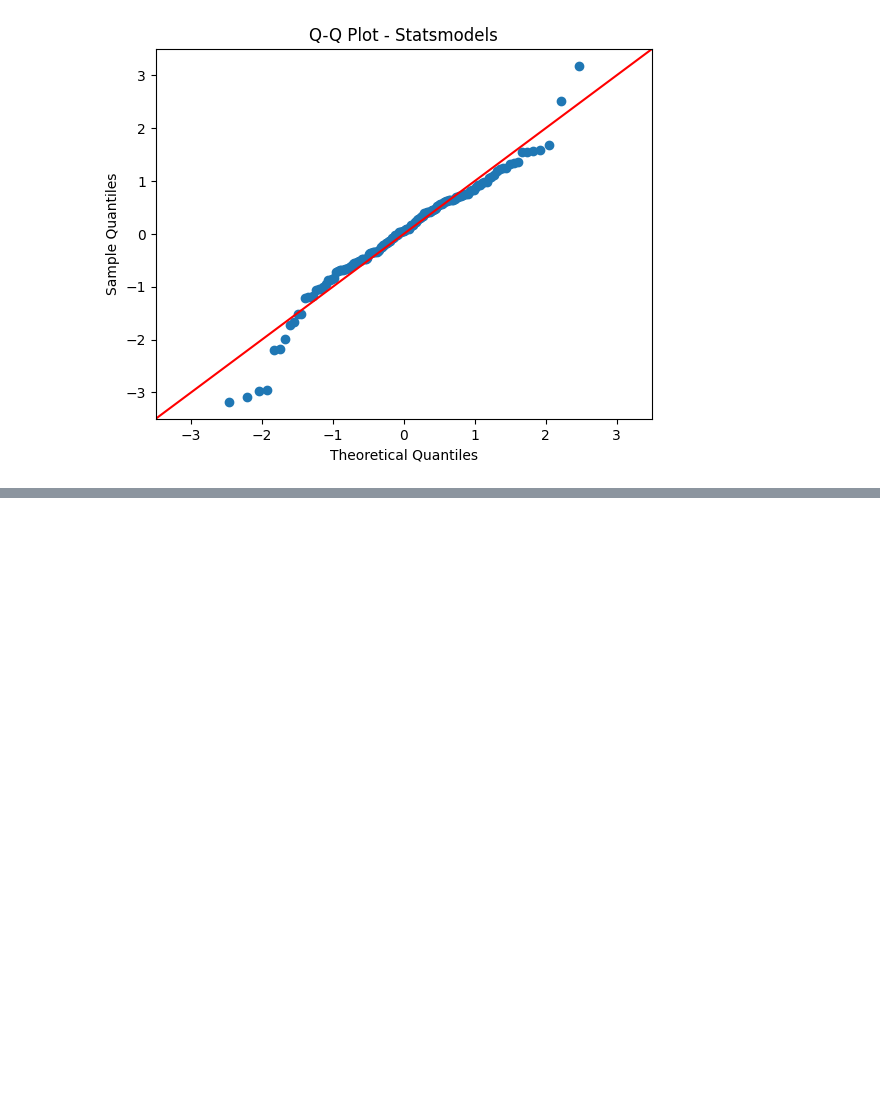
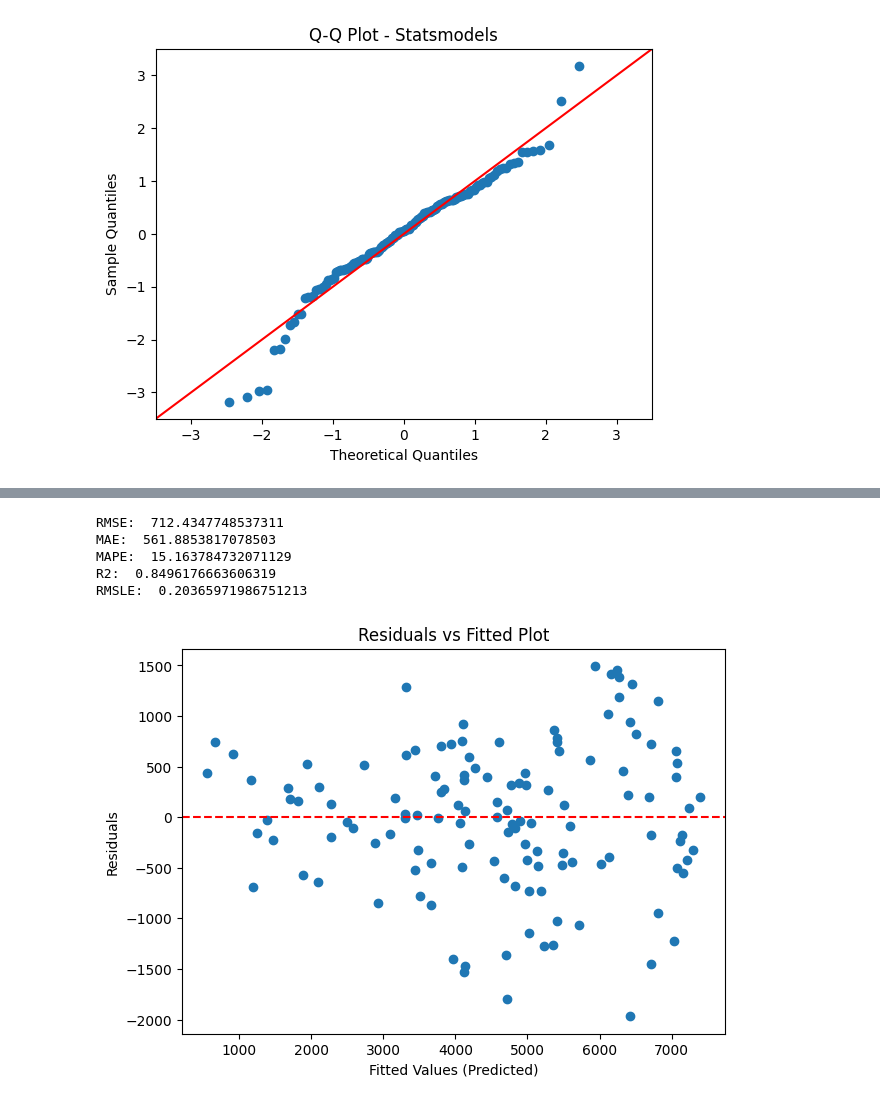
Before and after one commit to Hamtak0/statistics, a Jupyter notebook: Week3_regression_posted.ipynb, the cells around one changed output, grey strips where cells are left out. Saved outputs shown, nothing was run; the diff lists cells and outputs as text; code cells hidden in the pictures; blank space fills up the shorter version.

```diff
--- a/Week3_regression_posted.ipynb
+++ b/Week3_regression_posted.ipynb
@@ -805,7 +935,7 @@ X.columns
 # %%
 # Train and test model
 
-selected_vars = [???]
+selected_vars = ['yr', 'atemp', 'season']
 X = orig_X[selected_vars]
 y = df["cnt"]
 
@@ -829,6 +959,12 @@ print("MAPE: ", mape)
 print("R2: ", r2)
 rmsle = compute_rmsle(y_test, y_pred)
 print("RMSLE: ", rmsle)
+# %% [output]
+RMSE:  712.4347748537311
+MAE:  561.8853817078503
+MAPE:  15.163784732071129
+R2:  0.8496176663606319
+RMSLE:  0.20365971986751213
 # %%
 # Train and test model
 # From your important variables above, reduce one of them.  Use the remaining to construct a model.
@@ -860,2 +996,6 @@ print("RMSLE: ", rmsle)
 # %%
 # Place code to create residuals vs fitted plot and residual qqplot for the latest regression model
+# %%
+create_residuals_fitted_plot(y_test, y_pred)
+# %% [output]
+[figure, added]
```
Also changed, not shown: parts of 22 cells of this notebook, 7 other files.
